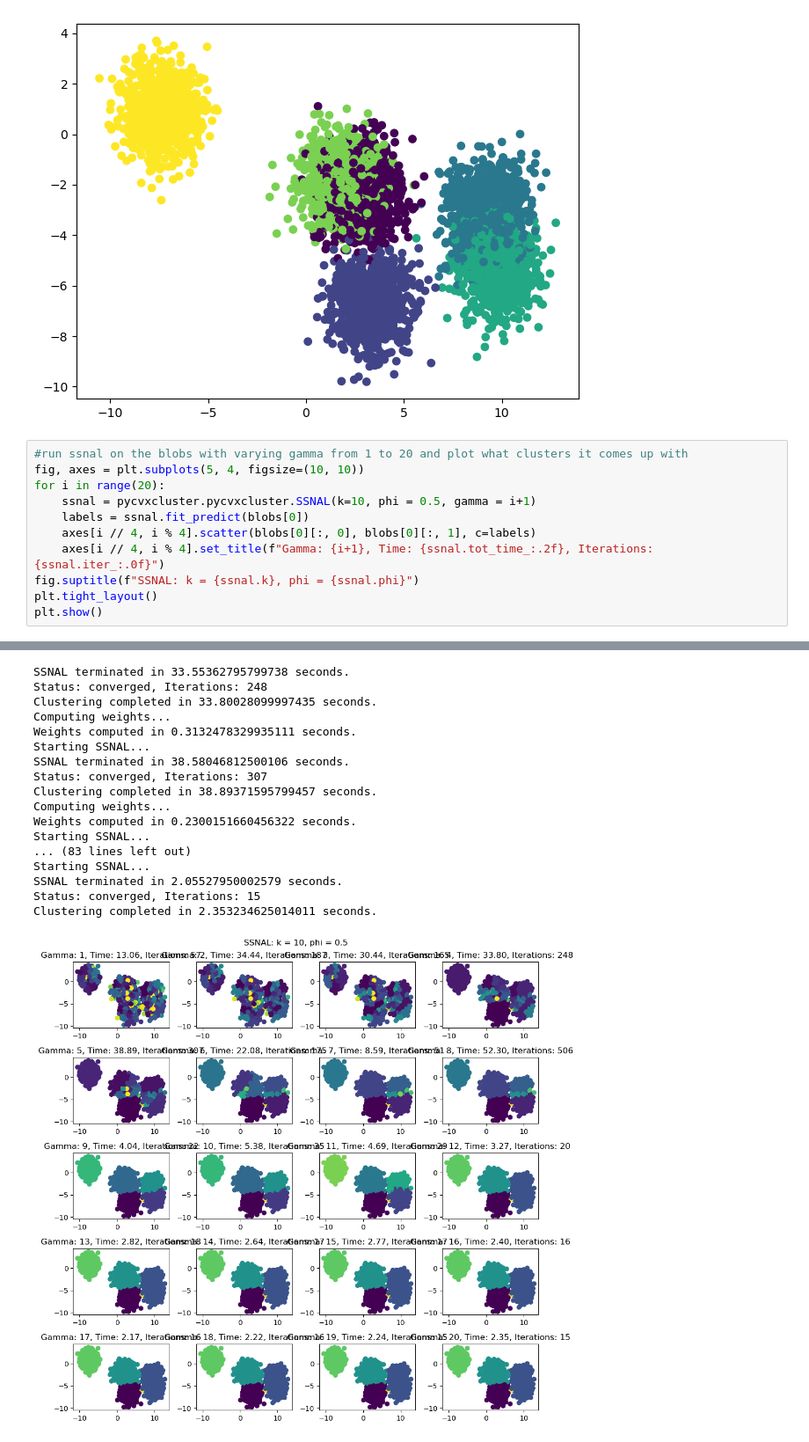
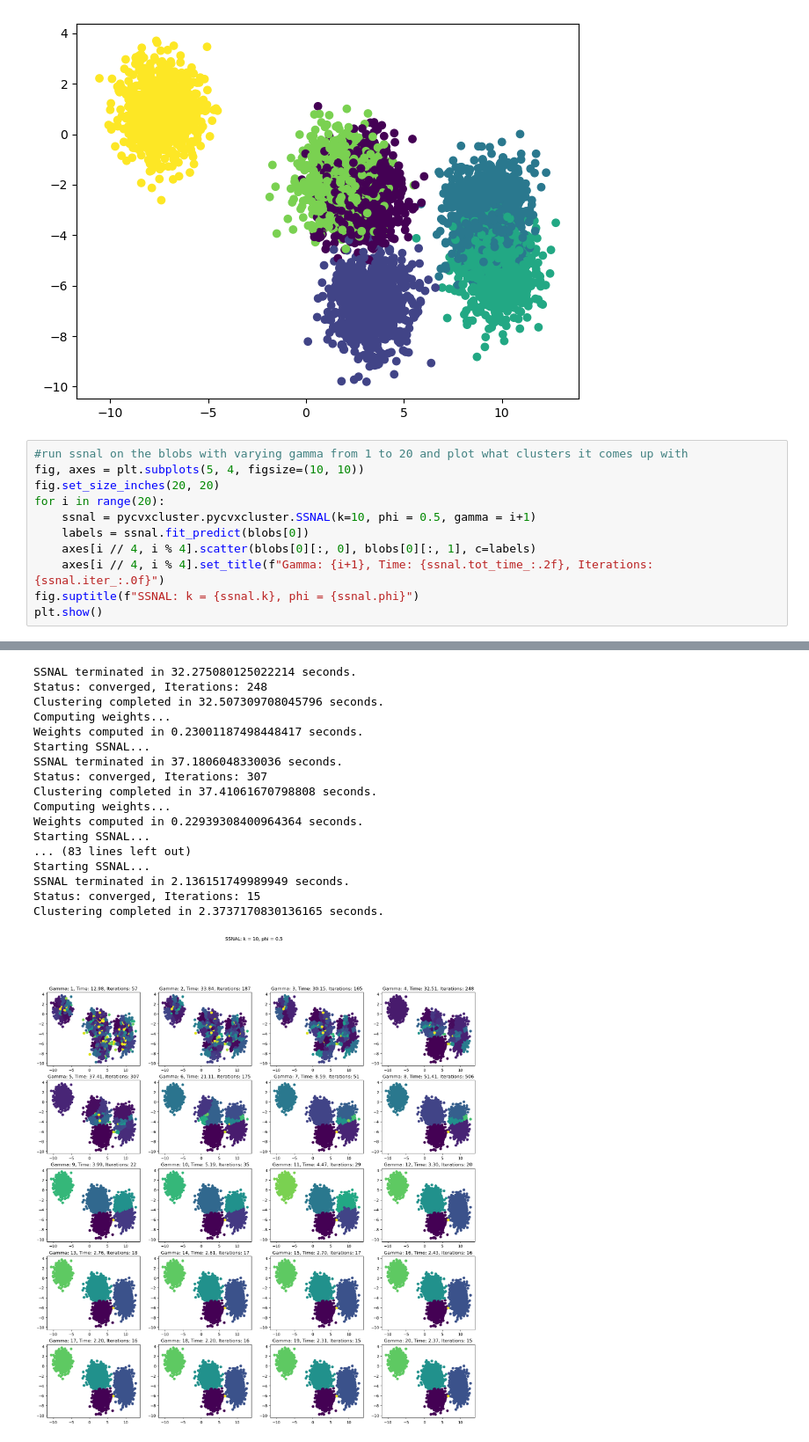
Before and after one commit to dx-li/pycvxcluster, a Jupyter notebook: Examples.ipynb, the cells around one changed output, grey strips where cells are left out. Shown at 88% size. Saved outputs shown, nothing was run; the diff lists cells and outputs as text.

Commit message:
Updated visualizations

```diff
--- a/Examples.ipynb
+++ b/Examples.ipynb
@@ -235,13 +235,13 @@ plt.show()
 # %%
 #run ssnal on the blobs with varying gamma from 1 to 20 and plot what clusters it comes up with
 fig, axes = plt.subplots(5, 4, figsize=(10, 10))
+fig.set_size_inches(20, 20)
 for i in range(20):
     ssnal = pycvxcluster.pycvxcluster.SSNAL(k=10, phi = 0.5, gamma = i+1)
     labels = ssnal.fit_predict(blobs[0])
     axes[i // 4, i % 4].scatter(blobs[0][:, 0], blobs[0][:, 1], c=labels)
     axes[i // 4, i % 4].set_title(f"Gamma: {i+1}, Time: {ssnal.tot_time_:.2f}, Iterations: {ssnal.iter_:.0f}")
 fig.suptitle(f"SSNAL: k = {ssnal.k}, phi = {ssnal.phi}")
-plt.tight_layout()
 plt.show()
 # %% [output]
 Computing weights...
@@ -263,19 +263,19 @@ Weights computed in 0.2466530419769697 seconds.
 Starting SSNAL...
-SSNAL terminated in 33.55362795799738 seconds.
+SSNAL terminated in 32.275080125022214 seconds.
 Status: converged, Iterations: 248
-Clustering completed in 33.80028099997435 seconds.
+Clustering completed in 32.507309708045796 seconds.
 Computing weights...
-Weights computed in 0.3132478329935111 seconds.
+Weights computed in 0.23001187498448417 seconds.
 Starting SSNAL...
-SSNAL terminated in 38.58046812500106 seconds.
+SSNAL terminated in 37.1806048330036 seconds.
 Status: converged, Iterations: 307
-Clustering completed in 38.89371595799457 seconds.
+Clustering completed in 37.41061670798808 seconds.
 Computing weights...
-Weights computed in 0.2300151660456322 seconds.
+Weights computed in 0.22939308400964364 seconds.
 Starting SSNAL...
 ... (83 lines left out)
 Starting SSNAL...
-SSNAL terminated in 2.05527950002579 seconds.
+SSNAL terminated in 2.136151749989949 seconds.
 Status: converged, Iterations: 15
-Clustering completed in 2.353234625014011 seconds.
+Clustering completed in 2.3737170830136165 seconds.
-[figure, old version]
+[figure, new version]
```
Also changed, not shown: parts of 2 cells of this notebook.
